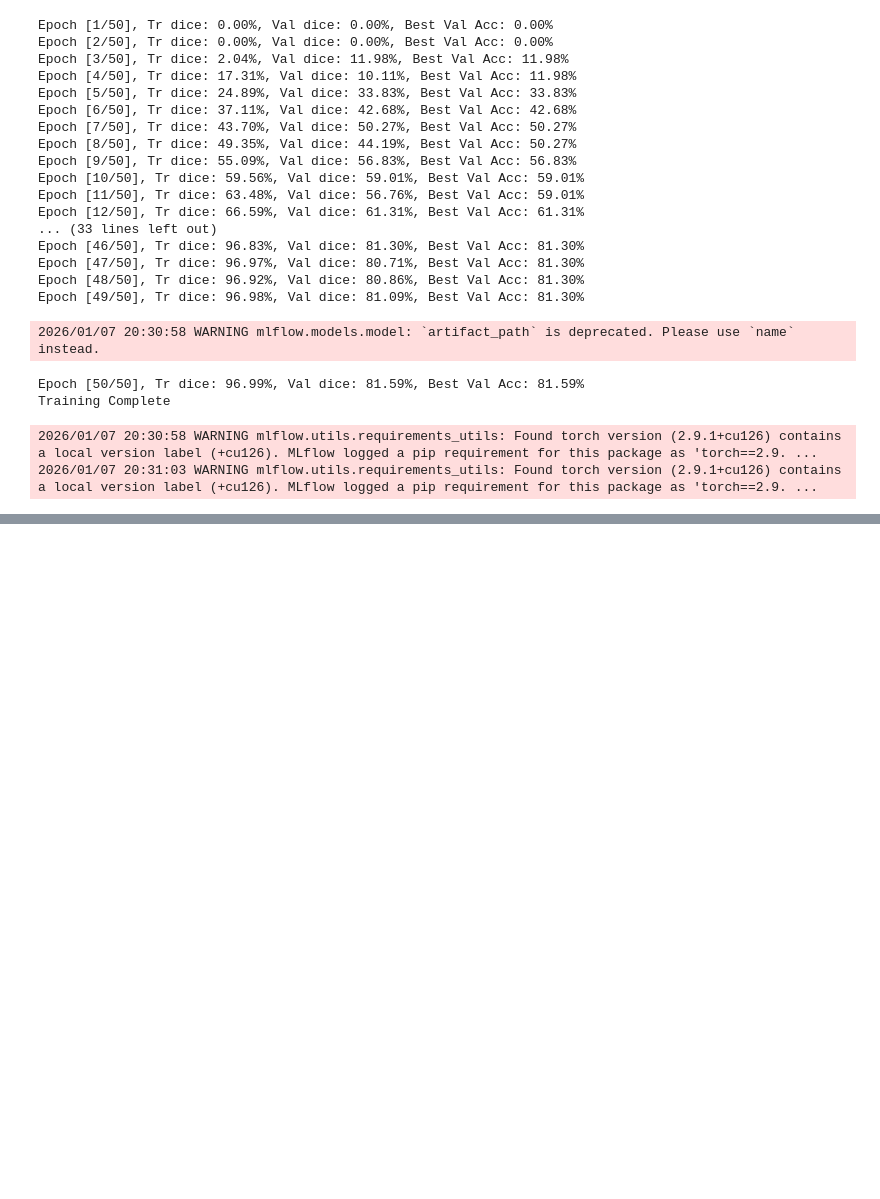
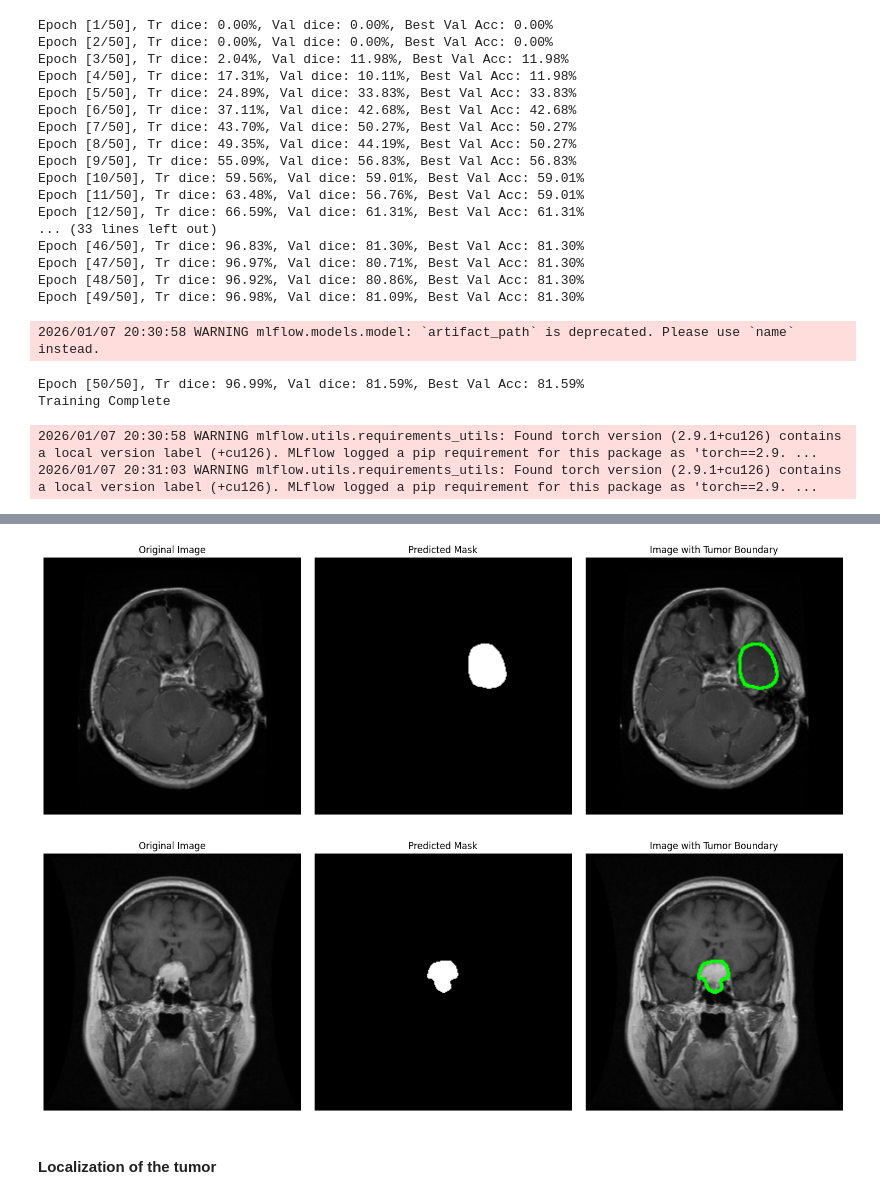
Before and after one commit to AnushkaSamaranayake/Tumor-segementation-localization-and-reporting, a Jupyter notebook: notebooks/unet-segmentation.ipynb, the cells around one changed output, grey strips where cells are left out. Drawn from its saved outputs; the diff is of its cells as text; code cells hidden in the pictures; blank space fills up the shorter version.

Commit message:
added localization logic

```diff
--- a/notebooks/unet-segmentation.ipynb
+++ b/notebooks/unet-segmentation.ipynb
@@ -430,7 +446,8 @@ img_2 = "Test/Te-piTr_0002.jpg"
 
 for img_path in [img_1, img_2]:
     image = Image.open(img_path).convert("RGB")
-    predicted_mask = predict_mask(model, image, transform=image_transform)
-    input_image = image_transform(image)
+    predicted_mask = predict_mask(model, image, transform=data_augmentation.image_transform)
+    print(predicted_mask)
+    input_image = data_augmentation.image_transform(image)
     plot_prediction(input_image, predicted_mask)
 # %% [output]
@@ -438,0 +518,14 @@ for img_path in [img_1, img_2]:
+# %%
+# Test with boundary visualization
+for img_path in [img_1, img_2]:
+    image = Image.open(img_path).convert("RGB")
+    predicted_mask = predict_mask(model, image, transform=data_augmentation.image_transform)
+    input_image = data_augmentation.image_transform(image)
+
+    # Visualize with boundary
+    plot_with_boundary(input_image, predicted_mask, boundary_color=(0, 255, 0), boundary_thickness=2)
+# %% [output]
+[figure, added]
+[figure, added]
+# %% [markdown]
+#### Localization of the tumor
```
Also changed, not shown: parts of 13 cells of this notebook.
